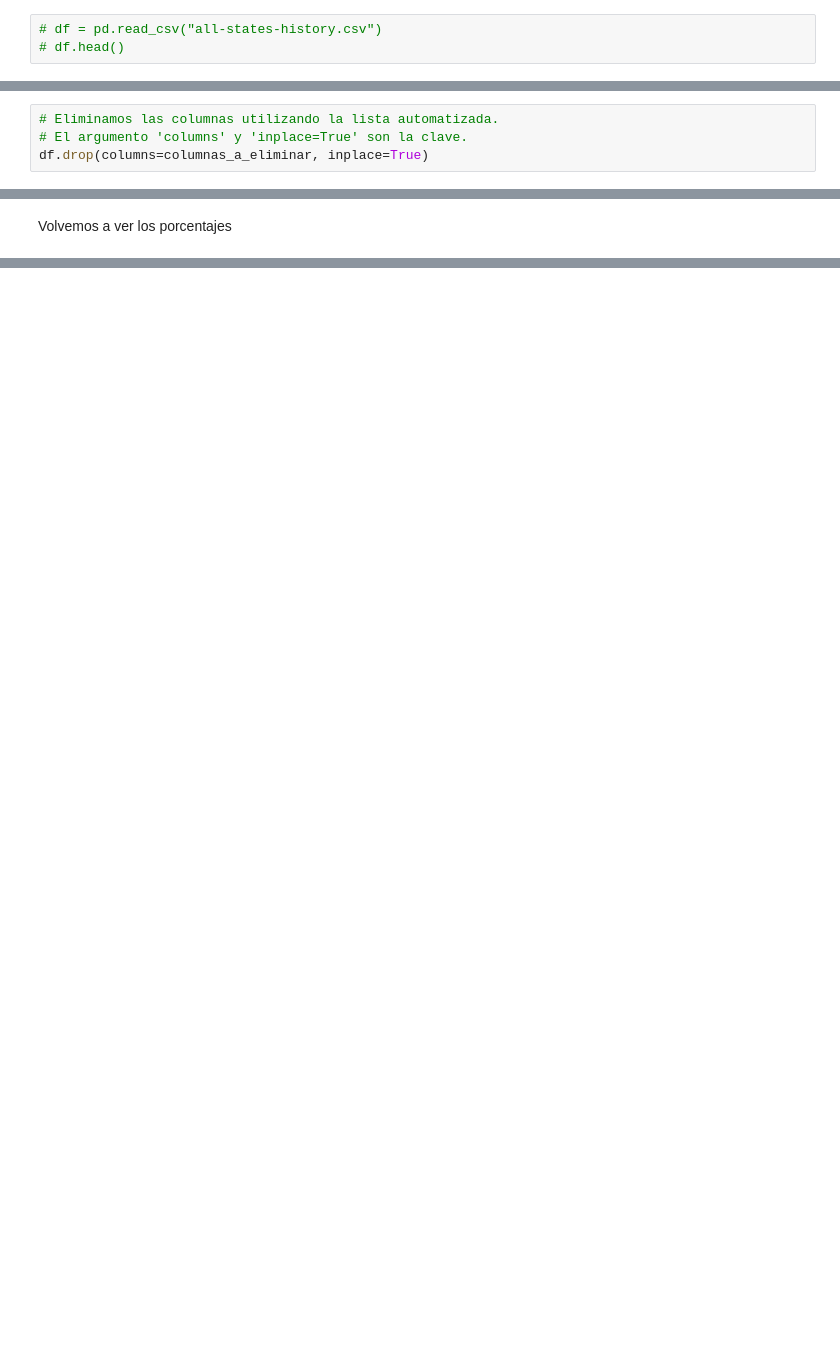
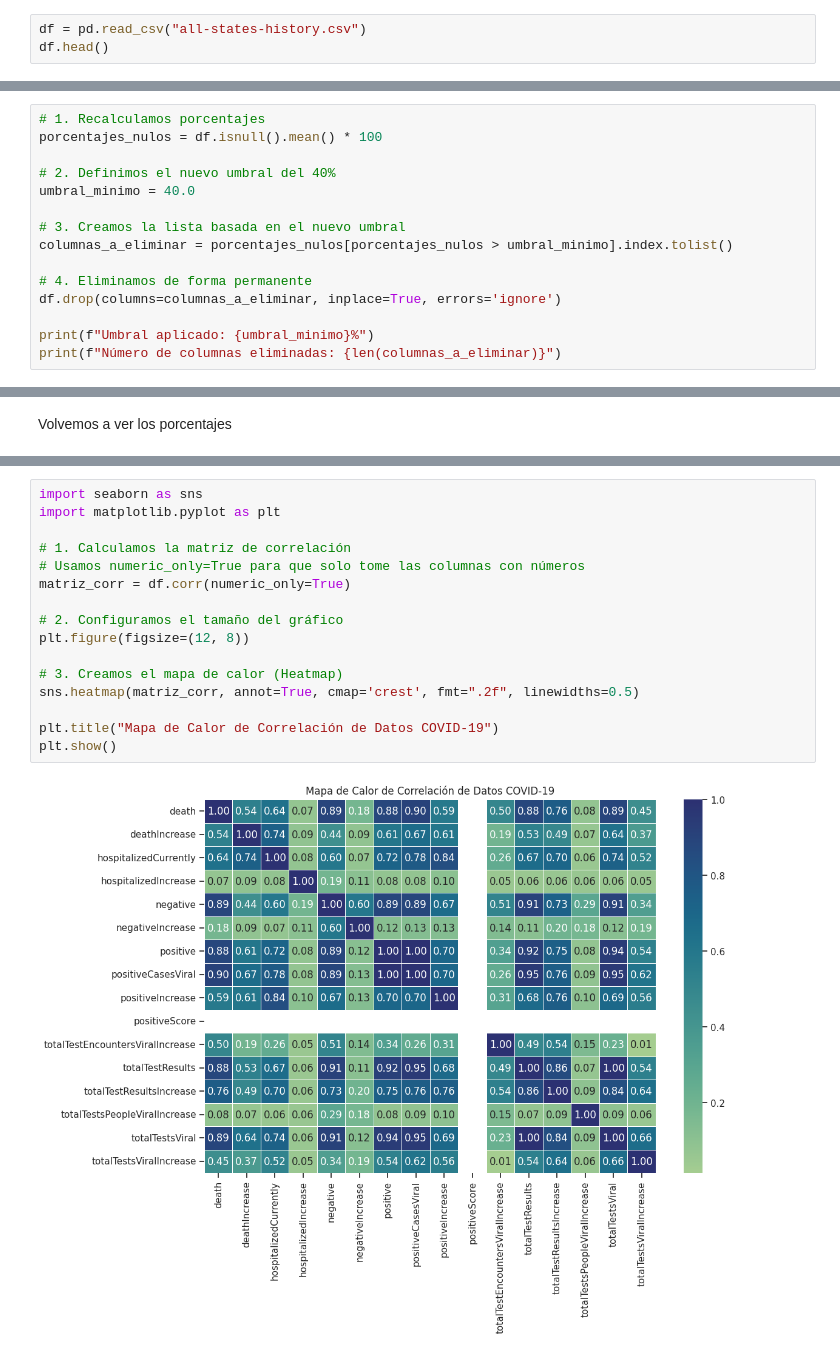
Before and after one commit to Leonkeneddy86/Analisis-Covid-19-, a Jupyter notebook: EDA.ipynb, the cells around one changed output, grey strips where cells are left out. Cells and saved outputs as stored; diff of their text form; blank space fills up the shorter version.

```diff
--- a/EDA.ipynb
+++ b/EDA.ipynb
@@ -24,3 +11,3 @@ Cargar Archivo CSV, tambien podemos leer archivos JSON, XML
 # %%
-# df = pd.read_csv("all-states-history.csv")
-# df.head()
+df = pd.read_csv("all-states-history.csv")
+df.head()
@@ -186,0 +181,15 @@ print(columnas_a_eliminar)
+# %%
+# 1. Recalculamos porcentajes
+porcentajes_nulos = df.isnull().mean() * 100
+
+# 2. Definimos el nuevo umbral del 40%
+umbral_minimo = 40.0
+
+# 3. Creamos la lista basada en el nuevo umbral
+columnas_a_eliminar = porcentajes_nulos[porcentajes_nulos > umbral_minimo].index.tolist()
+
+# 4. Eliminamos de forma permanente
+df.drop(columns=columnas_a_eliminar, inplace=True, errors='ignore')
+
+print(f"Umbral aplicado: {umbral_minimo}%")
+print(f"Número de columnas eliminadas: {len(columnas_a_eliminar)}")
@@ -194,7 +207,3 @@ print(columnas_a_eliminar)
-# %%
-# Eliminamos las columnas utilizando la lista automatizada.
-# El argumento 'columns' y 'inplace=True' son la clave.
-df.drop(columns=columnas_a_eliminar, inplace=True)
 # %% [markdown]
 Vemos el tamaño nuevo usando shape
 # %%
@@ -215,0 +275,18 @@ print(porcentaje_nulos)
+# %%
+import seaborn as sns
+import matplotlib.pyplot as plt
+
+# 1. Calculamos la matriz de correlación
+# Usamos numeric_only=True para que solo tome las columnas con números
+matriz_corr = df.corr(numeric_only=True)
+
+# 2. Configuramos el tamaño del gráfico
+plt.figure(figsize=(12, 8))
+
+# 3. Creamos el mapa de calor (Heatmap)
+sns.heatmap(matriz_corr, annot=True, cmap='crest', fmt=".2f", linewidths=0.5)
+
+plt.title("Mapa de Calor de Correlación de Datos COVID-19")
+plt.show()
+# %% [output]
+[figure, added]
```
Also changed, not shown: parts of 55 cells of this notebook.
